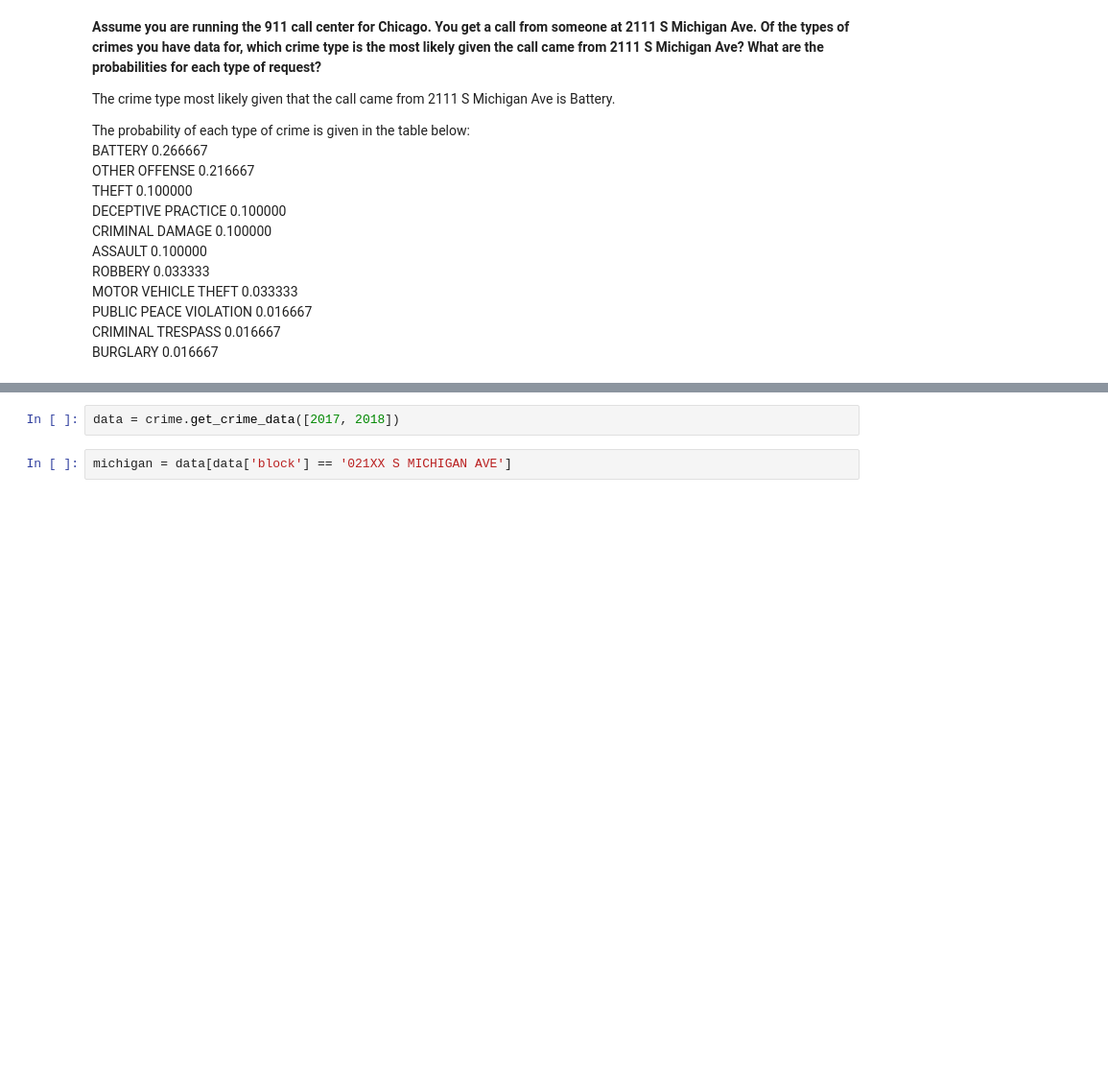
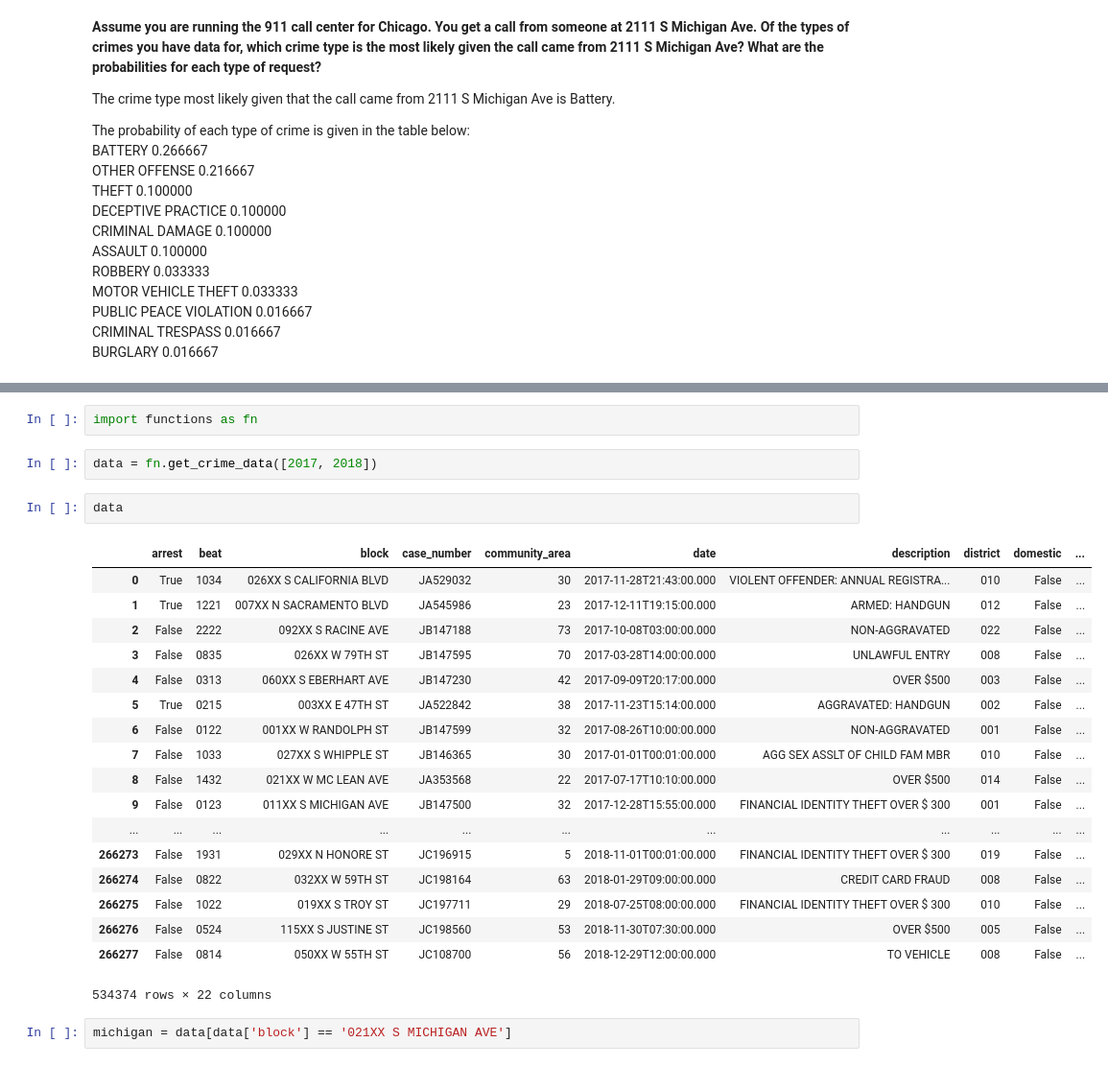
Before and after one commit to rachel-ker/capp30254, a Jupyter notebook: HW1/hw1-writeup.ipynb, the cells around one changed output, grey strips where cells are left out. Shown: that part at 96% size. Cells and saved outputs as stored; diff of their text form; blank space fills up the shorter version.

```diff
--- a/HW1/hw1-writeup.ipynb
+++ b/HW1/hw1-writeup.ipynb
@@ -140,5 +139,28 @@ ModuleNotFoundError: No module named 'geopandas'
+# %%
+import functions as fn
 # %%
-data = crime.get_crime_data([2017, 2018])
+data = fn.get_crime_data([2017, 2018])
+# %%
+data
+# %% [output]
+|  | arrest | beat | block | case_number | community_area | date | description | district | domestic | ... |
+| 0 | True | 1034 | 026XX S CALIFORNIA BLVD | JA529032 | 30 | 2017-11-28T21:43:00.000 | VIOLENT OFFENDER: ANNUAL REGISTRA... | 010 | False | ... |
+| 1 | True | 1221 | 007XX N SACRAMENTO BLVD | JA545986 | 23 | 2017-12-11T19:15:00.000 | ARMED: HANDGUN | 012 | False | ... |
+| 2 | False | 2222 | 092XX S RACINE AVE | JB147188 | 73 | 2017-10-08T03:00:00.000 | NON-AGGRAVATED | 022 | False | ... |
+| 3 | False | 0835 | 026XX W 79TH ST | JB147595 | 70 | 2017-03-28T14:00:00.000 | UNLAWFUL ENTRY | 008 | False | ... |
+| 4 | False | 0313 | 060XX S EBERHART AVE | JB147230 | 42 | 2017-09-09T20:17:00.000 | OVER $500 | 003 | False | ... |
+| 5 | True | 0215 | 003XX E 47TH ST | JA522842 | 38 | 2017-11-23T15:14:00.000 | AGGRAVATED: HANDGUN | 002 | False | ... |
+| 6 | False | 0122 | 001XX W RANDOLPH ST | JB147599 | 32 | 2017-08-26T10:00:00.000 | NON-AGGRAVATED | 001 | False | ... |
+| 7 | False | 1033 | 027XX S WHIPPLE ST | JB146365 | 30 | 2017-01-01T00:01:00.000 | AGG SEX ASSLT OF CHILD FAM MBR | 010 | False | ... |
+| 8 | False | 1432 | 021XX W MC LEAN AVE | JA353568 | 22 | 2017-07-17T10:10:00.000 | OVER $500 | 014 | False | ... |
+| 9 | False | 0123 | 011XX S MICHIGAN AVE | JB147500 | 32 | 2017-12-28T15:55:00.000 | FINANCIAL IDENTITY THEFT OVER $ 300 | 001 | False | ... |
+| ... | ... | ... | ... | ... | ... | ... | ... | ... | ... | ... |
+| 266273 | False | 1931 | 029XX N HONORE ST | JC196915 | 5 | 2018-11-01T00:01:00.000 | FINANCIAL IDENTITY THEFT OVER $ 300 | 019 | False | ... |
+| 266274 | False | 0822 | 032XX W 59TH ST | JC198164 | 63 | 2018-01-29T09:00:00.000 | CREDIT CARD FRAUD | 008 | False | ... |
+| 266275 | False | 1022 | 019XX S TROY ST | JC197711 | 29 | 2018-07-25T08:00:00.000 | FINANCIAL IDENTITY THEFT OVER $ 300 | 010 | False | ... |
+| 266276 | False | 0524 | 115XX S JUSTINE ST | JC198560 | 53 | 2018-11-30T07:30:00.000 | OVER $500 | 005 | False | ... |
+| 266277 | False | 0814 | 050XX W 55TH ST | JC108700 | 56 | 2018-12-29T12:00:00.000 | TO VEHICLE | 008 | False | ... |
+534374 rows × 22 columns
 # %%
 michigan = data[data['block'] == '021XX S MICHIGAN AVE']
 # %%
```
Also changed, not shown: parts of 30 cells of this notebook, 3 other files.
